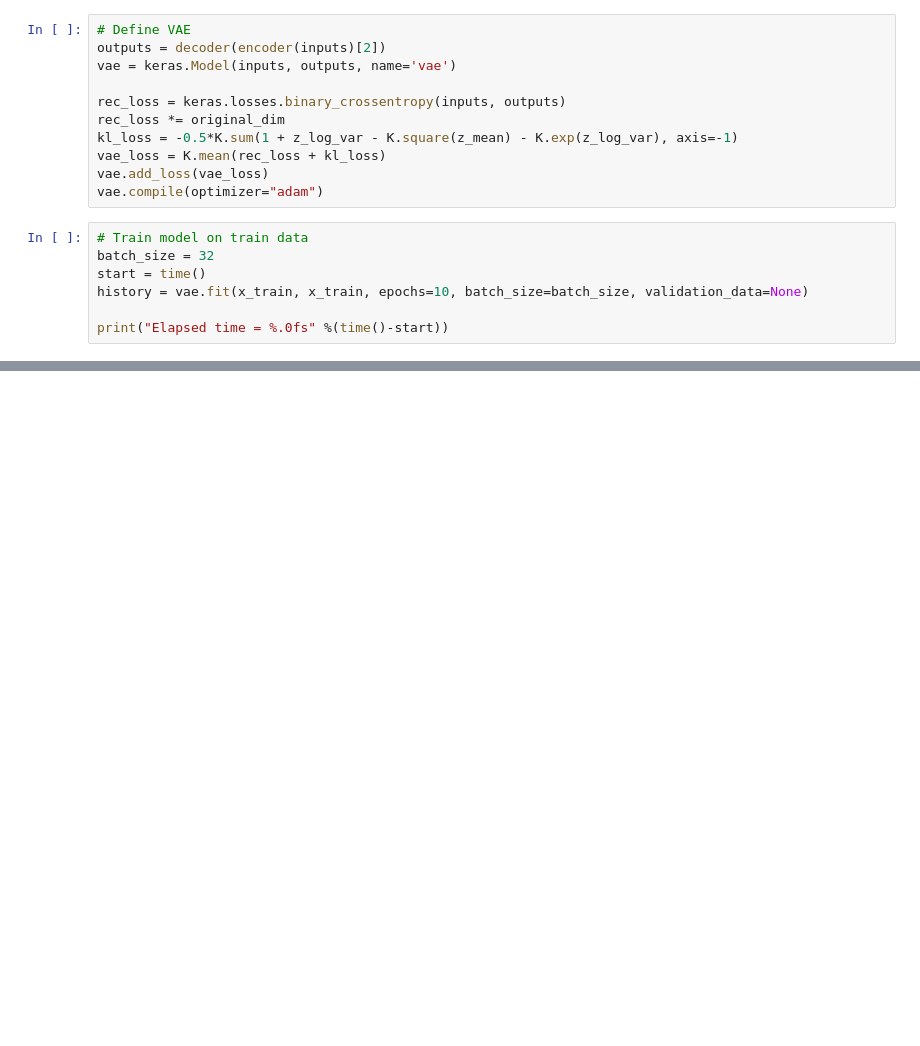
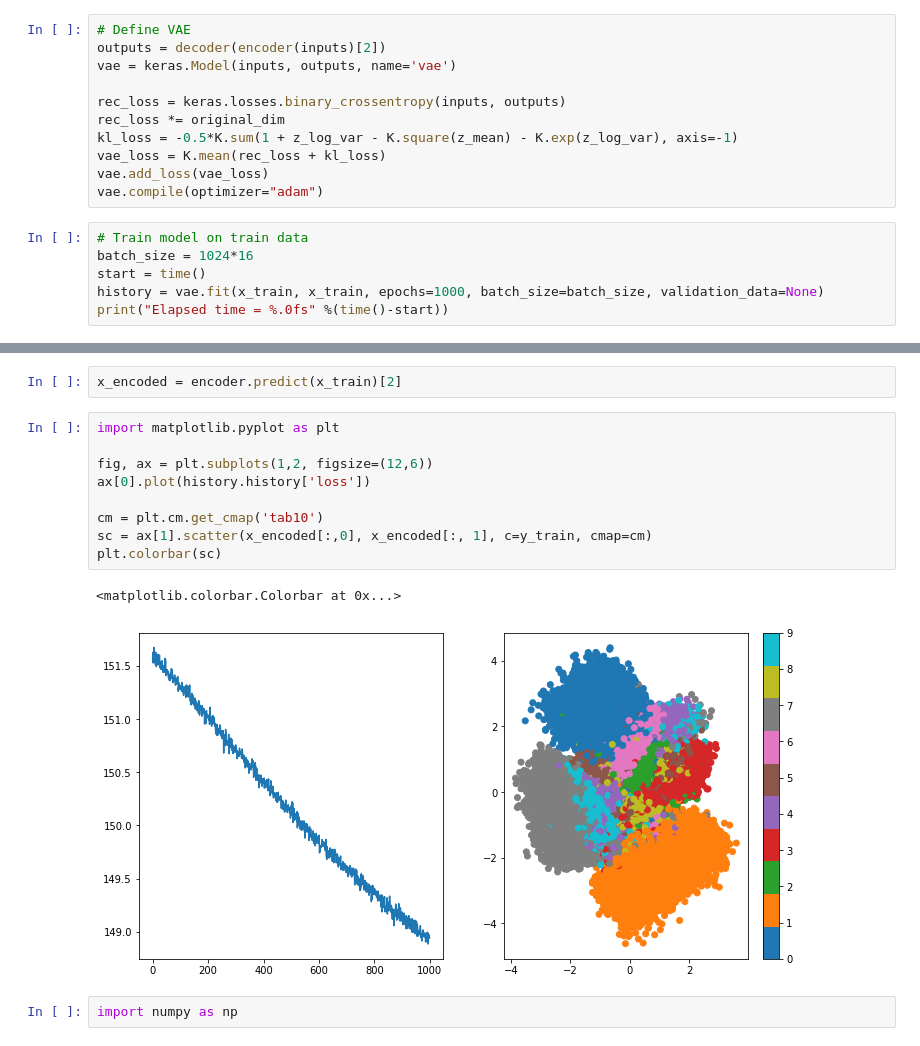
Before and after one commit to alozar-si/ml-naloga-7, a Jupyter notebook: example-1_MNIST.ipynb, the cells around one changed output, grey strips where cells are left out. Cells and saved outputs as stored; diff of their text form; blank space fills up the shorter version.

```diff
--- a/example-1_MNIST.ipynb
+++ b/example-1_MNIST.ipynb
@@ -54,9 +58,8 @@ vae.add_loss(vae_loss)
 vae.compile(optimizer="adam")
 # %%
 # Train model on train data
-batch_size = 32
+batch_size = 1024*16
 start = time()
-history = vae.fit(x_train, x_train, epochs=10, batch_size=batch_size, validation_data=None)
-
+history = vae.fit(x_train, x_train, epochs=1000, batch_size=batch_size, validation_data=None)
 print("Elapsed time = %.0fs" %(time()-start))
 # %% [output]
@@ -79,0 +83,16 @@ Elapsed time =  33.52635335922241
+# %%
+x_encoded = encoder.predict(x_train)[2]
+# %%
+import matplotlib.pyplot as plt
+
+fig, ax = plt.subplots(1,2, figsize=(12,6))
+ax[0].plot(history.history['loss'])
+
+cm = plt.cm.get_cmap('tab10')
+sc = ax[1].scatter(x_encoded[:,0], x_encoded[:, 1], c=y_train, cmap=cm)
+plt.colorbar(sc)
+# %% [output]
+<matplotlib.colorbar.Colorbar at 0x...>
+[figure, added]
+# %%
+import numpy as np
```
Also changed, not shown: parts of 3 cells of this notebook.
